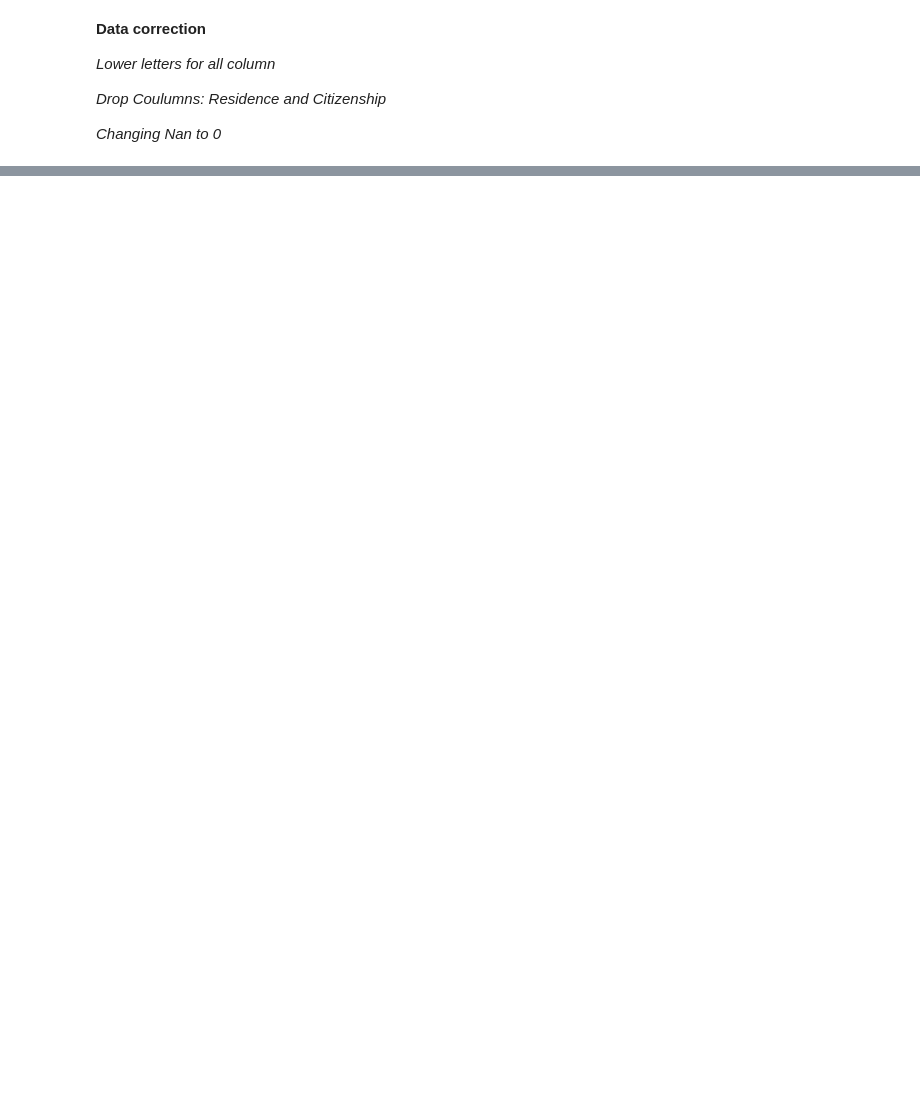
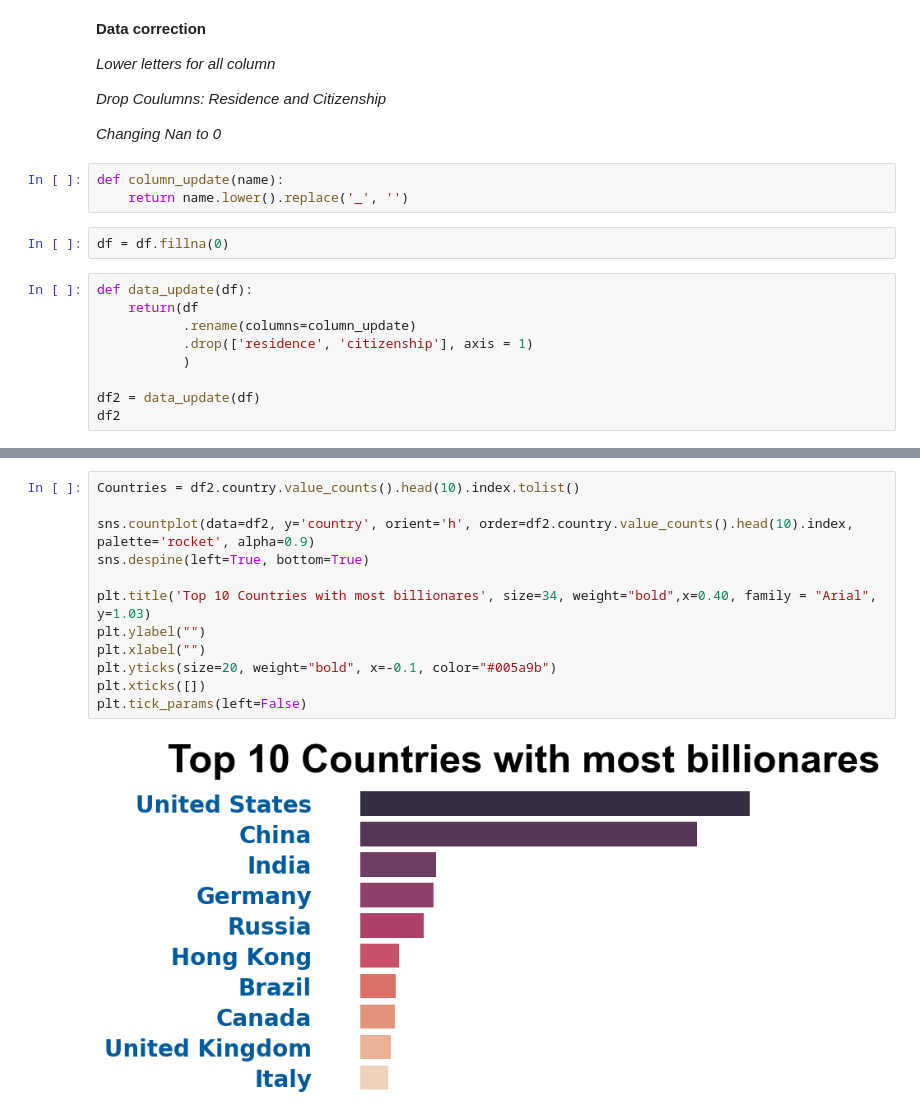
Before and after one commit to Bydyniek6/Forbes_Billionaires_Analysis, a Jupyter notebook: Billionaires.ipynb, the cells around one changed output, grey strips where cells are left out. Cells and saved outputs as stored; diff of their text form; blank space fills up the shorter version.

Commit message:
Top 10 Countries

```diff
--- a/Billionaires.ipynb
+++ b/Billionaires.ipynb
@@ -71,3 +78,17 @@ df.sample(5)
 *Drop Coulumns: Residence and Citizenship*
 
 *Changing Nan to 0*
+# %%
+def column_update(name):
+    return name.lower().replace('_', '')
+# %%
+df = df.fillna(0)
+# %%
+def data_update(df):
+    return(df
+           .rename(columns=column_update)
+           .drop(['residence', 'citizenship'], axis = 1)
+           )
+
+df2 = data_update(df)
+df2
@@ -73,0 +135,14 @@ df.sample(5)
+# %%
+Countries = df2.country.value_counts().head(10).index.tolist()
+
+sns.countplot(data=df2, y='country', orient='h', order=df2.country.value_counts().head(10).index, palette='rocket', alpha=0.9)
+sns.despine(left=True, bottom=True)
+
+plt.title('Top 10 Countries with most billionares', size=34, weight="bold",x=0.40, family = "Arial", y=1.03)
+plt.ylabel("")
+plt.xlabel("")
+plt.yticks(size=20, weight="bold", x=-0.1, color="#005a9b")
+plt.xticks([])
+plt.tick_params(left=False)
+# %% [output]
+[figure, added]
```
Also changed, not shown: parts of 8 cells of this notebook.
